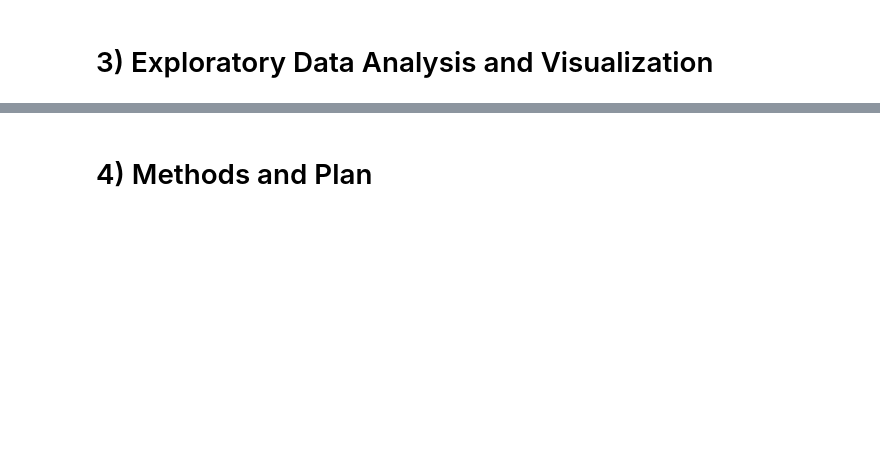
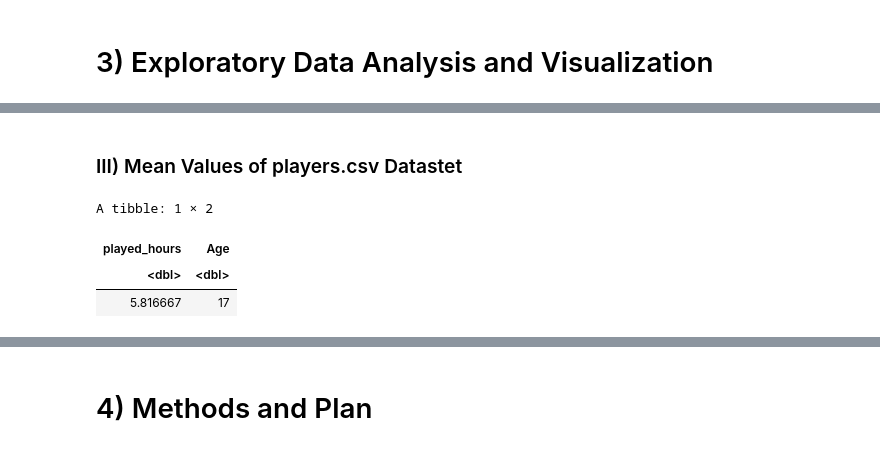
Before and after one commit to saurav-s25/DSCI-100-Project-Individual, a Jupyter notebook: Project Planning Stage (Individual).ipynb, the cells around one changed output, grey strips where cells are left out. Saved outputs shown, nothing was run; the diff lists cells and outputs as text; code cells hidden in the pictures; blank space fills up the shorter version.

```diff
--- a/Project Planning Stage (Individual).ipynb
+++ b/Project Planning Stage (Individual).ipynb
@@ -136,0 +171,12 @@ print("hello")
+# %% [markdown]
+### III) Mean Values of players.csv Datastet
+# %%
+mean_of_quantitative_variables <- tidy_players_info |>
+    select(played_hours, Age) |>
+    map_df(mean)
+mean_of_quantitative_variables
+# %% [output]
+A tibble: 1 × 2
+| played_hours | Age |
+| <dbl> | <dbl> |
+| 5.816667 | 17 |
```
Also changed, not shown: parts of 12 cells of this notebook.
